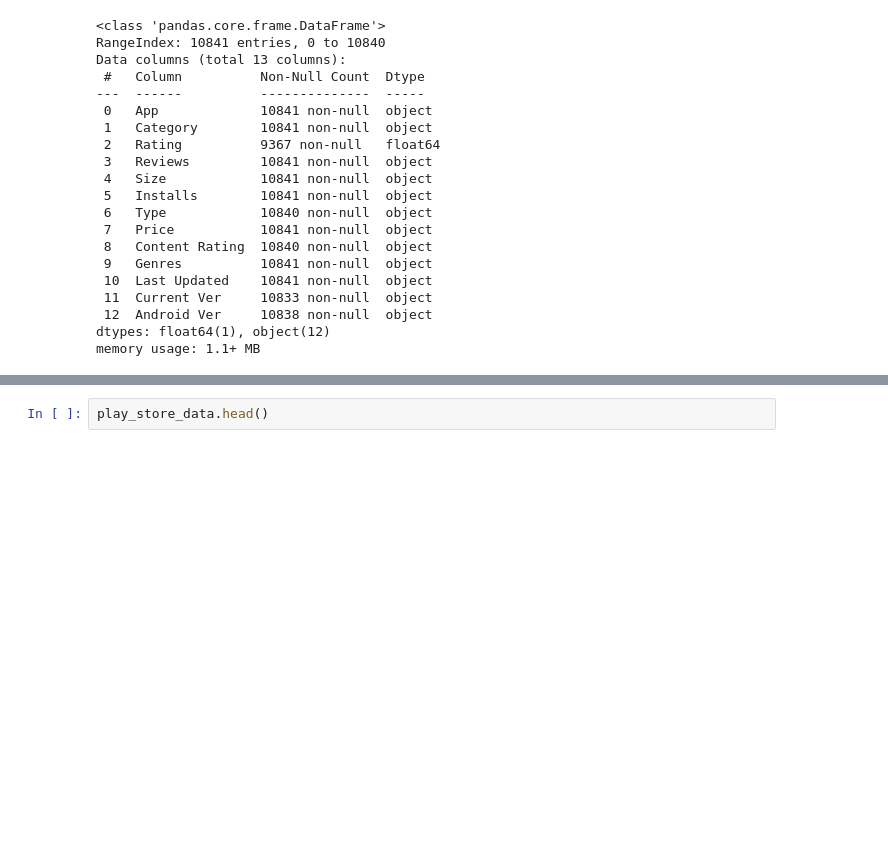
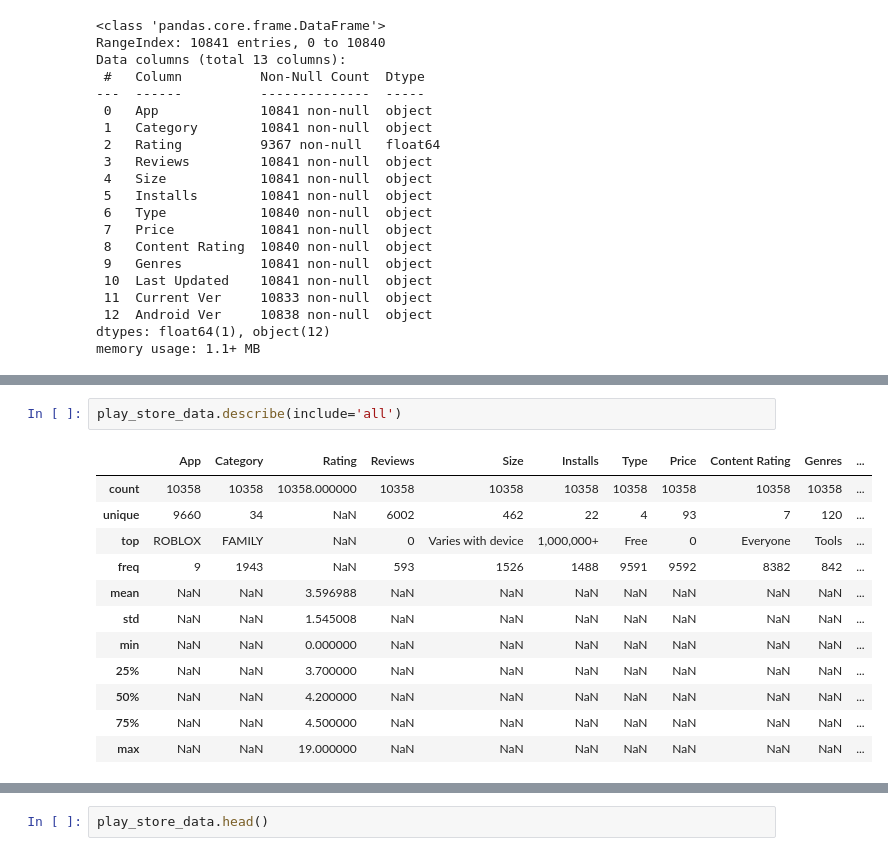
Before and after one commit to madhavimali/PlayStore_DataDigger, a Jupyter notebook: Play_Store_App_Review_Analysis_Capstone_Project.ipynb, the cells around one changed output, grey strips where cells are left out. Cells and saved outputs as stored; diff of their text form; blank space fills up the shorter version.

```diff
--- a/Play_Store_App_Review_Analysis_Capstone_Project.ipynb
+++ b/Play_Store_App_Review_Analysis_Capstone_Project.ipynb
@@ -204,0 +537,15 @@ Total number of application in user review data 30679
+# %%
+play_store_data.describe(include='all')
+# %% [output]
+|  | App | Category | Rating | Reviews | Size | Installs | Type | Price | Content Rating | Genres | ... |
+| count | 10358 | 10358 | 10358.000000 | 10358 | 10358 | 10358 | 10358 | 10358 | 10358 | 10358 | ... |
+| unique | 9660 | 34 | NaN | 6002 | 462 | 22 | 4 | 93 | 7 | 120 | ... |
+| top | ROBLOX | FAMILY | NaN | 0 | Varies with device | 1,000,000+ | Free | 0 | Everyone | Tools | ... |
+| freq | 9 | 1943 | NaN | 593 | 1526 | 1488 | 9591 | 9592 | 8382 | 842 | ... |
+| mean | NaN | NaN | 3.596988 | NaN | NaN | NaN | NaN | NaN | NaN | NaN | ... |
+| std | NaN | NaN | 1.545008 | NaN | NaN | NaN | NaN | NaN | NaN | NaN | ... |
+| min | NaN | NaN | 0.000000 | NaN | NaN | NaN | NaN | NaN | NaN | NaN | ... |
+| 25% | NaN | NaN | 3.700000 | NaN | NaN | NaN | NaN | NaN | NaN | NaN | ... |
+| 50% | NaN | NaN | 4.200000 | NaN | NaN | NaN | NaN | NaN | NaN | NaN | ... |
+| 75% | NaN | NaN | 4.500000 | NaN | NaN | NaN | NaN | NaN | NaN | NaN | ... |
+| max | NaN | NaN | 19.000000 | NaN | NaN | NaN | NaN | NaN | NaN | NaN | ... |
```
Also changed, not shown: parts of 72 cells of this notebook.
